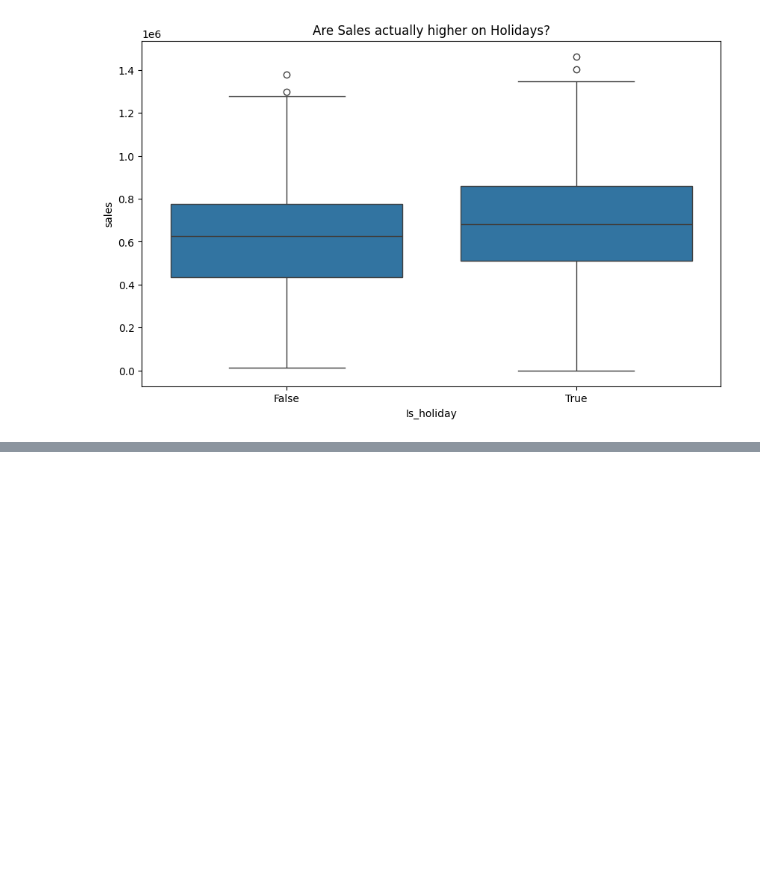
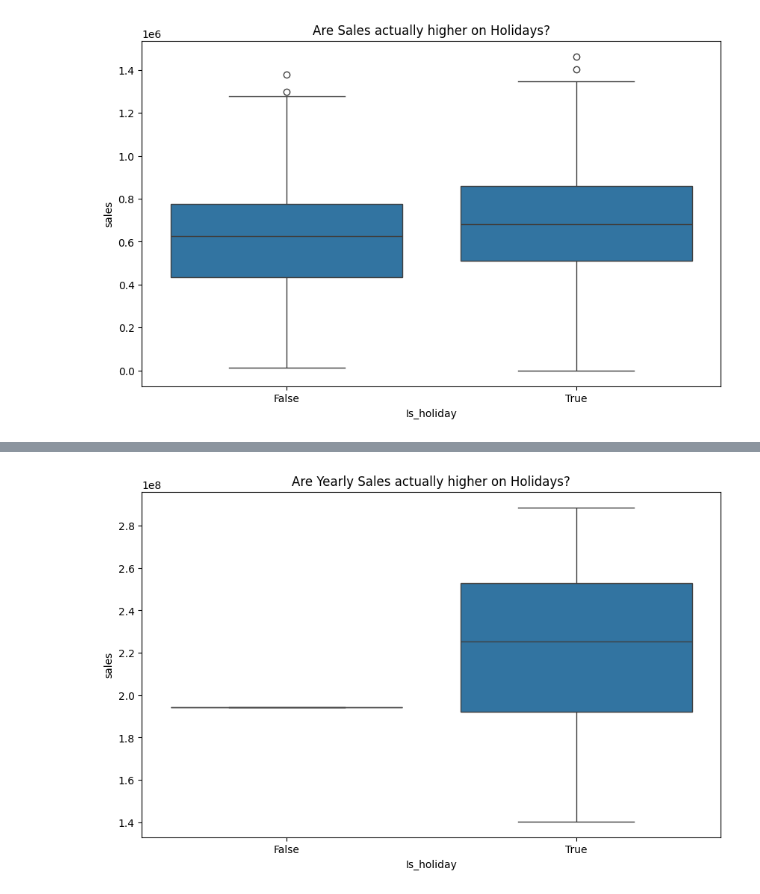
Before and after one commit to Sharddha-Sharddha/IITMLAssignments, a Jupyter notebook: store_sales_timeseries.ipynb, the cells around one changed output, grey strips where cells are left out. Cells and saved outputs as stored; diff of their text form; code cells hidden in the pictures; blank space fills up the shorter version.

```diff
--- a/store_sales_timeseries.ipynb
+++ b/store_sales_timeseries.ipynb
@@ -421,0 +409,8 @@ plt.scatter(holiday_filter['date'], holiday_filter['sales'], color='red', s=25,
+# %%
+# Compare average sales: Holiday vs. Normal Day
+plt.figure(figsize=(10, 6))
+sns.boxplot(data=yearly_sales, x='Is_holiday', y='sales')
+plt.title('Are Yearly Sales actually higher on Holidays?')
+plt.show()
+# %% [output]
+[figure, added]
```
Also changed, not shown: parts of 10 cells of this notebook.
